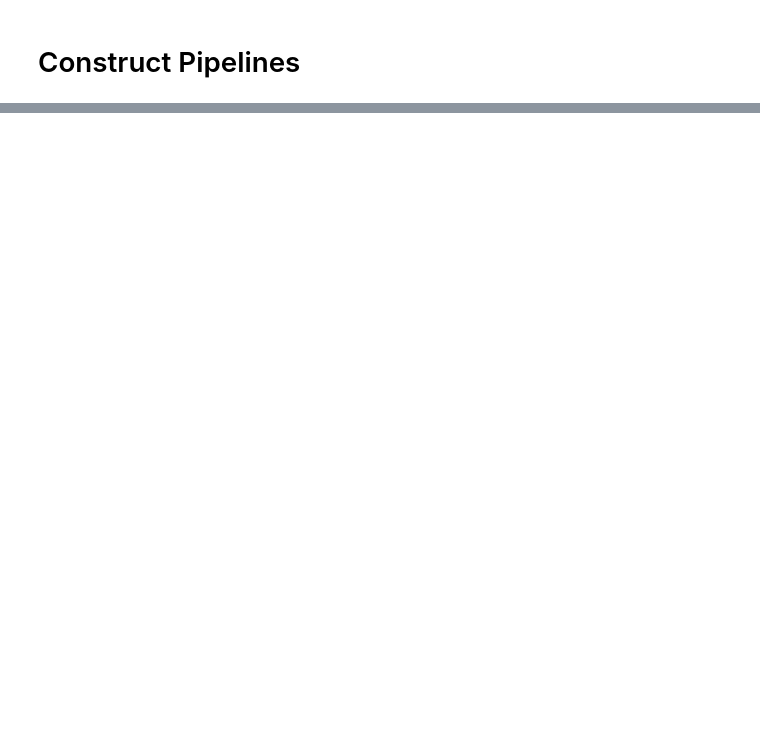
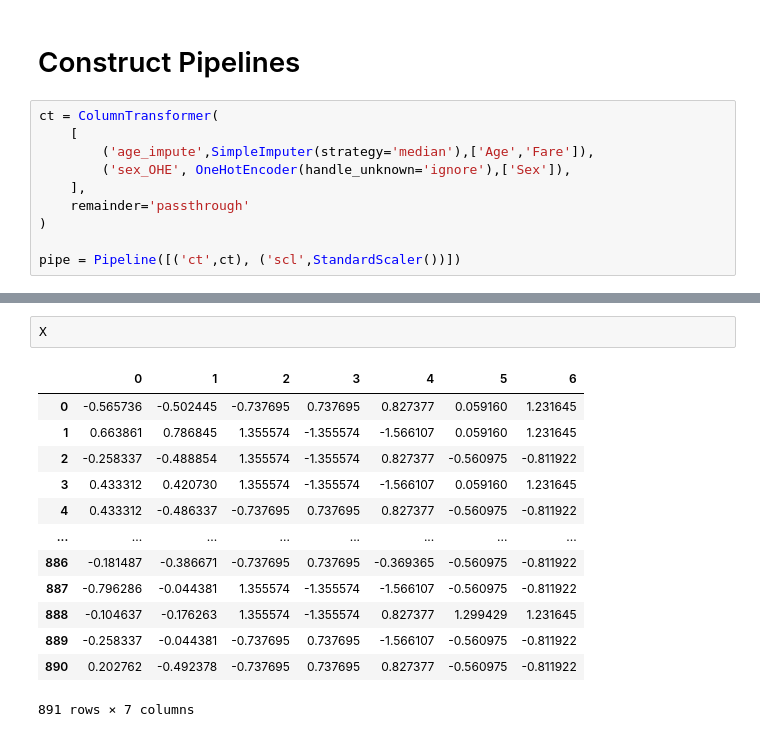
Before and after one commit to ssaeed85/dsc-Titanic-KaggleCompetition, a Jupyter notebook: Notebook.ipynb, the cells around one changed output, grey strips where cells are left out. Saved outputs shown, nothing was run; the diff lists cells and outputs as text; blank space fills up the shorter version.

```diff
--- a/Notebook.ipynb
+++ b/Notebook.ipynb
@@ -189,2 +206,12 @@ df_titanic.describe()
 # %% [markdown]
 # Construct Pipelines
+# %%
+ct = ColumnTransformer(
+    [
+        ('age_impute',SimpleImputer(strategy='median'),['Age','Fare']),
+        ('sex_OHE', OneHotEncoder(handle_unknown='ignore'),['Sex']),
+    ],
+    remainder='passthrough'
+)
+
+pipe = Pipeline([('ct',ct), ('scl',StandardScaler())])
@@ -190,0 +242,16 @@ df_titanic.describe()
+# %%
+X
+# %% [output]
+|  | 0 | 1 | 2 | 3 | 4 | 5 | 6 |
+| 0 | -0.565736 | -0.502445 | -0.737695 | 0.737695 | 0.827377 | 0.059160 | 1.231645 |
+| 1 | 0.663861 | 0.786845 | 1.355574 | -1.355574 | -1.566107 | 0.059160 | 1.231645 |
+| 2 | -0.258337 | -0.488854 | 1.355574 | -1.355574 | 0.827377 | -0.560975 | -0.811922 |
+| 3 | 0.433312 | 0.420730 | 1.355574 | -1.355574 | -1.566107 | 0.059160 | 1.231645 |
+| 4 | 0.433312 | -0.486337 | -0.737695 | 0.737695 | 0.827377 | -0.560975 | -0.811922 |
+| ... | ... | ... | ... | ... | ... | ... | ... |
+| 886 | -0.181487 | -0.386671 | -0.737695 | 0.737695 | -0.369365 | -0.560975 | -0.811922 |
+| 887 | -0.796286 | -0.044381 | 1.355574 | -1.355574 | -1.566107 | -0.560975 | -0.811922 |
+| 888 | -0.104637 | -0.176263 | 1.355574 | -1.355574 | 0.827377 | 1.299429 | 1.231645 |
+| 889 | -0.258337 | -0.044381 | -0.737695 | 0.737695 | -1.566107 | -0.560975 | -0.811922 |
+| 890 | 0.202762 | -0.492378 | -0.737695 | 0.737695 | 0.827377 | -0.560975 | -0.811922 |
+891 rows × 7 columns
```
Also changed, not shown: parts of 39 cells of this notebook.
